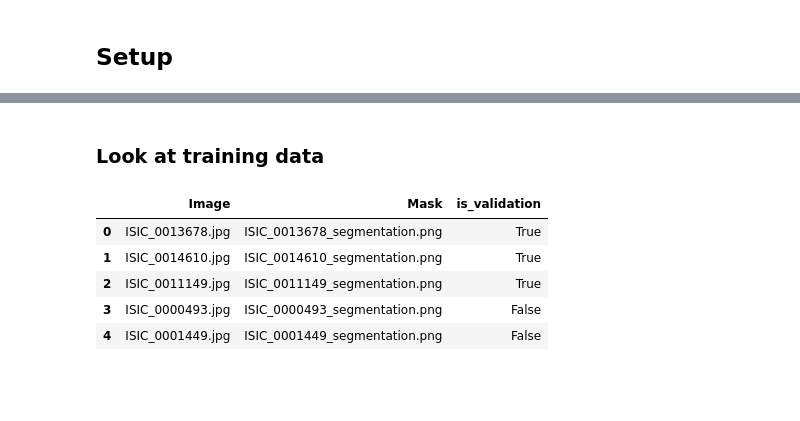
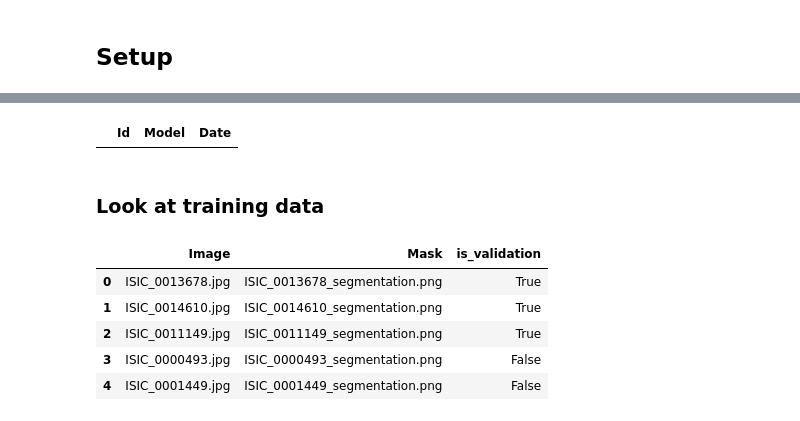
Before and after one commit to Fossen93/Project_DAT300, a Jupyter notebook: notebooks/wgan.ipynb, the cells around one changed output, grey strips where cells are left out. Cells and saved outputs as stored; diff of their text form; code cells hidden in the pictures; blank space fills up the shorter version.

Commit message:
model_stats

```diff
--- a/notebooks/wgan.ipynb
+++ b/notebooks/wgan.ipynb
@@ -18,3 +17,9 @@ SyntaxError: invalid token (<ipython-input-5-c4d8427b0b95>, line 1)
+# %%
+models = pd.read_csv('../models/model_stats.csv')
+# %%
+models
+# %% [output]
+|  | Id | Model | Date |
 # %% [markdown]
 ### Look at training data
 # %%
```
Also changed, not shown: parts of 2 cells of this notebook, 1 other file.
